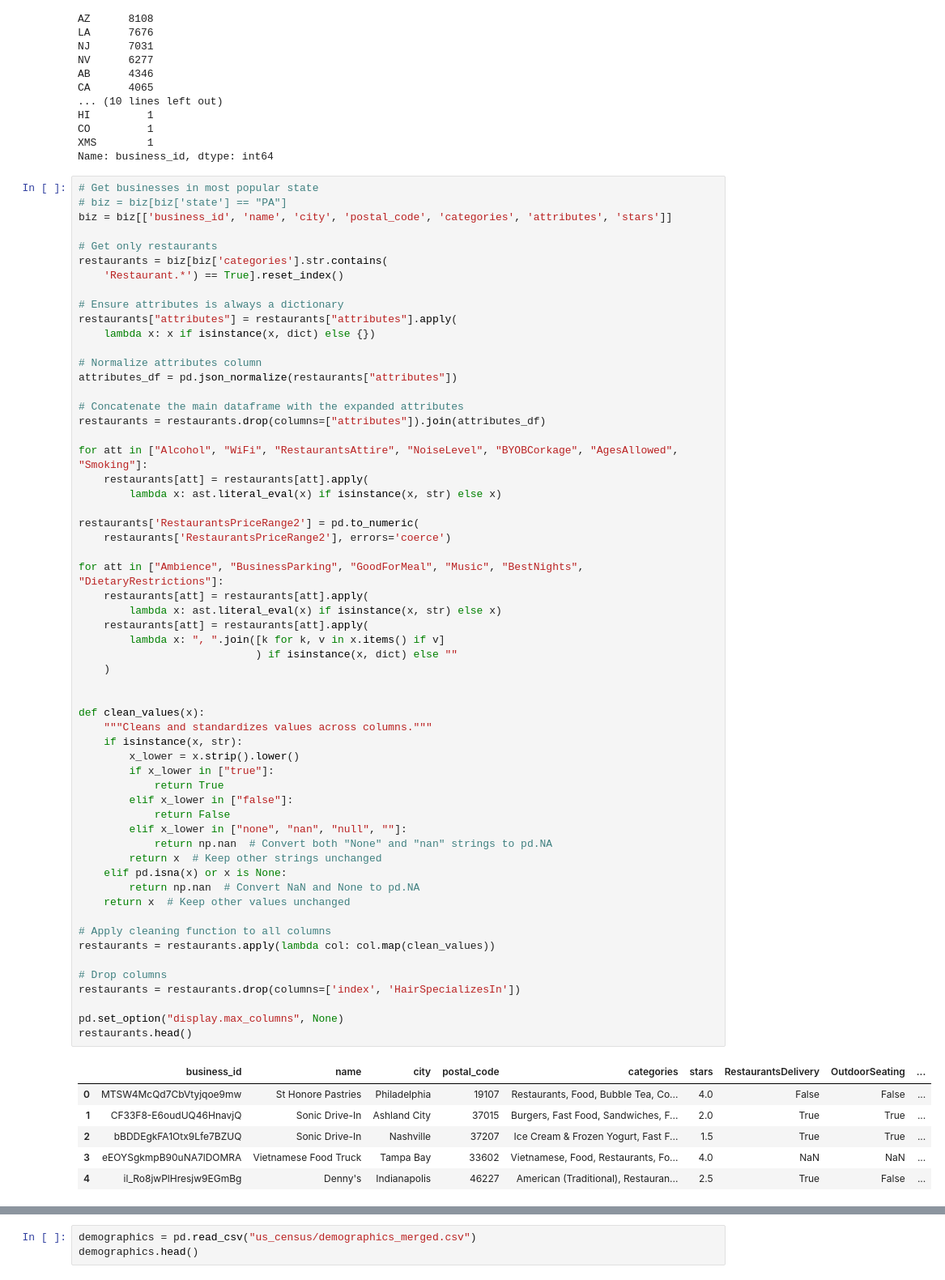
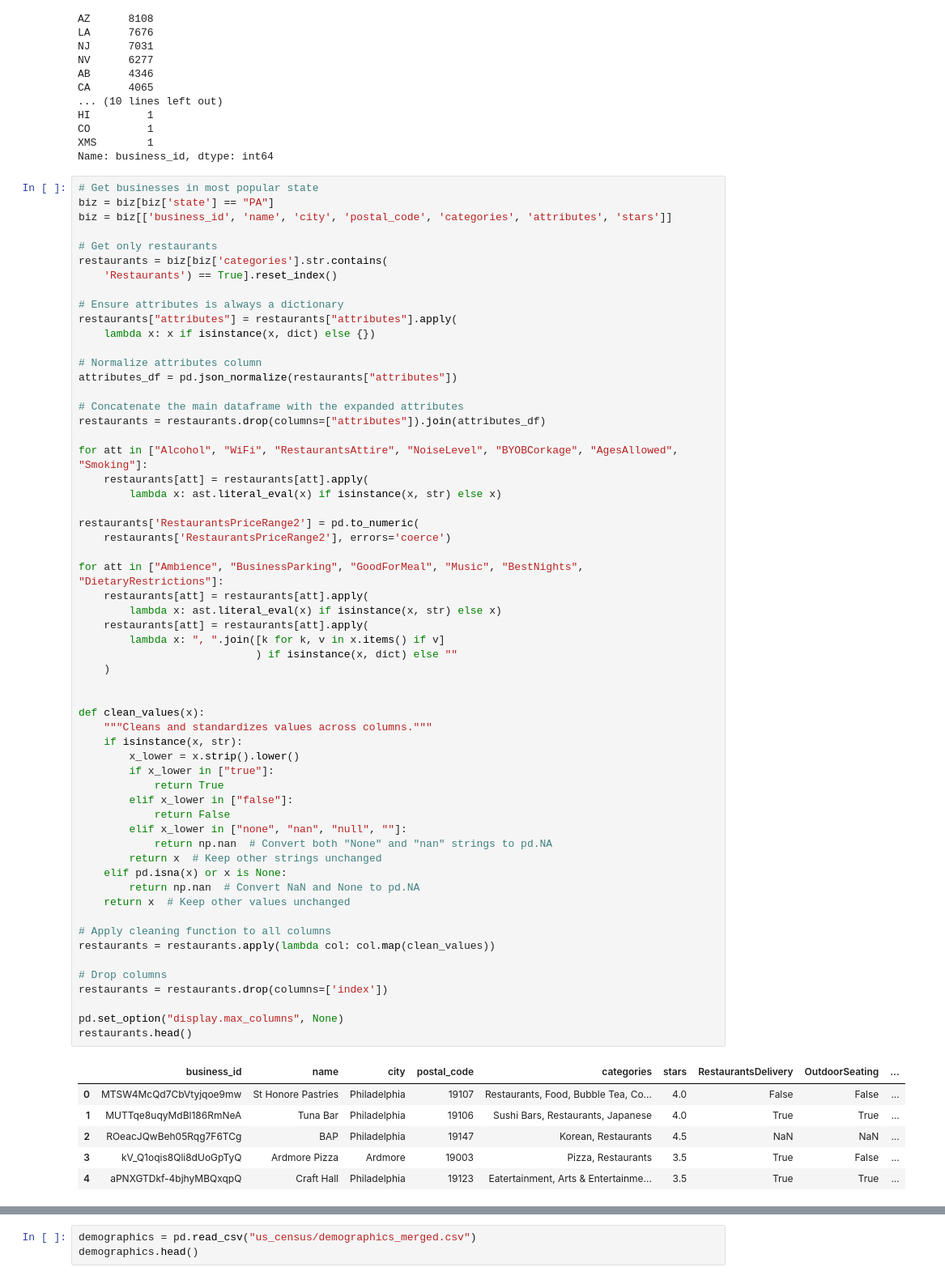
Before and after one commit to BT4222Yelp/YelpRecommender, a Jupyter notebook: DataPreparationYelp.ipynb, the cells around one changed output, grey strips where cells are left out. Shown: that part at 81% size. Saved outputs shown, nothing was run; the diff lists cells and outputs as text.

```diff
--- a/DataPreparationYelp.ipynb
+++ b/DataPreparationYelp.ipynb
@@ -151,12 +151,12 @@ XMS        1
 Name: business_id, dtype: int64
 # %%
 # Get businesses in most popular state
-# biz = biz[biz['state'] == "PA"]
+biz = biz[biz['state'] == "PA"]
 biz = biz[['business_id', 'name', 'city', 'postal_code', 'categories', 'attributes', 'stars']]
 
 # Get only restaurants
 restaurants = biz[biz['categories'].str.contains(
-    'Restaurant.*') == True].reset_index()
+    'Restaurants') == True].reset_index()
 
 # Ensure attributes is always a dictionary
 restaurants["attributes"] = restaurants["attributes"].apply(
@@ -182,38 +182,38 @@ for att in ["Ambience", "BusinessParking", "GoodForMeal", "Music", "BestNights",
         lambda x: ", ".join([k for k, v in x.items() if v]
                             ) if isinstance(x, dict) else ""
     )
 
 
 def clean_values(x):
     """Cleans and standardizes values across columns."""
     if isinstance(x, str):
         x_lower = x.strip().lower()
         if x_lower in ["true"]:
             return True
         elif x_lower in ["false"]:
             return False
         elif x_lower in ["none", "nan", "null", ""]:
             return np.nan  # Convert both "None" and "nan" strings to pd.NA
         return x  # Keep other strings unchanged
     elif pd.isna(x) or x is None:
         return np.nan  # Convert NaN and None to pd.NA
     return x  # Keep other values unchanged
 
 # Apply cleaning function to all columns
 restaurants = restaurants.apply(lambda col: col.map(clean_values))
 
 # Drop columns
-restaurants = restaurants.drop(columns=['index', 'HairSpecializesIn'])
+restaurants = restaurants.drop(columns=['index'])
 
 pd.set_option("display.max_columns", None)
 restaurants.head()
 # %% [output]
 |  | business_id | name | city | postal_code | categories | stars | RestaurantsDelivery | OutdoorSeating | ... |
 | 0 | MTSW4McQd7CbVtyjqoe9mw | St Honore Pastries | Philadelphia | 19107 | Restaurants, Food, Bubble Tea, Co... | 4.0 | False | False | ... |
-| 1 | CF33F8-E6oudUQ46HnavjQ | Sonic Drive-In | Ashland City | 37015 | Burgers, Fast Food, Sandwiches, F... | 2.0 | True | True | ... |
-| 2 | bBDDEgkFA1Otx9Lfe7BZUQ | Sonic Drive-In | Nashville | 37207 | Ice Cream & Frozen Yogurt, Fast F... | 1.5 | True | True | ... |
-| 3 | eEOYSgkmpB90uNA7lDOMRA | Vietnamese Food Truck | Tampa Bay | 33602 | Vietnamese, Food, Restaurants, Fo... | 4.0 | NaN | NaN | ... |
-| 4 | il_Ro8jwPlHresjw9EGmBg | Denny's | Indianapolis | 46227 | American (Traditional), Restauran... | 2.5 | True | False | ... |
+| 1 | MUTTqe8uqyMdBl186RmNeA | Tuna Bar | Philadelphia | 19106 | Sushi Bars, Restaurants, Japanese | 4.0 | True | True | ... |
+| 2 | ROeacJQwBeh05Rqg7F6TCg | BAP | Philadelphia | 19147 | Korean, Restaurants | 4.5 | NaN | NaN | ... |
+| 3 | kV_Q1oqis8Qli8dUoGpTyQ | Ardmore Pizza | Ardmore | 19003 | Pizza, Restaurants | 3.5 | True | False | ... |
+| 4 | aPNXGTDkf-4bjhyMBQxqpQ | Craft Hall | Philadelphia | 19123 | Eatertainment, Arts & Entertainme... | 3.5 | True | True | ... |
 # %%
 for col in restaurants.iloc[:, 6:].columns:
     unique_values = restaurants[col].unique()  # Get unique values
```
Also changed, not shown: parts of 8 cells of this notebook.
